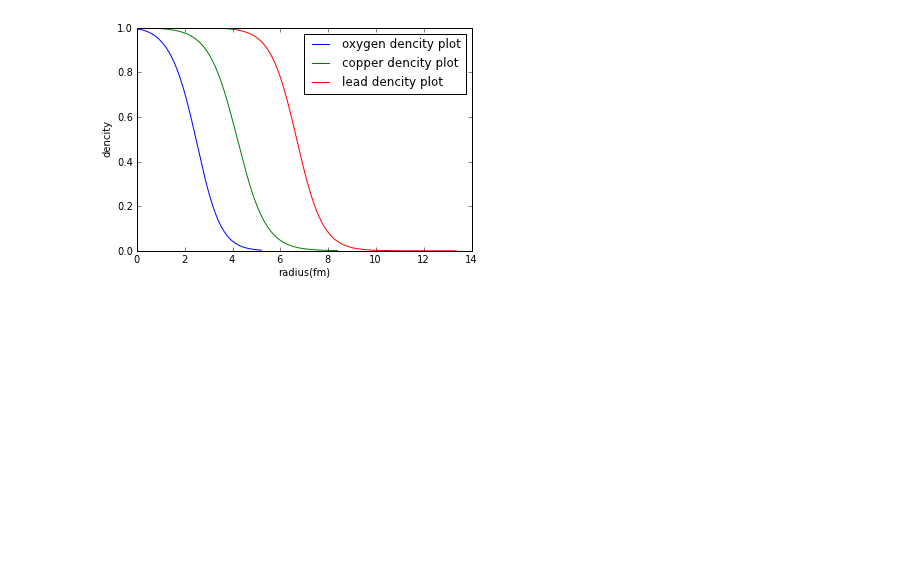
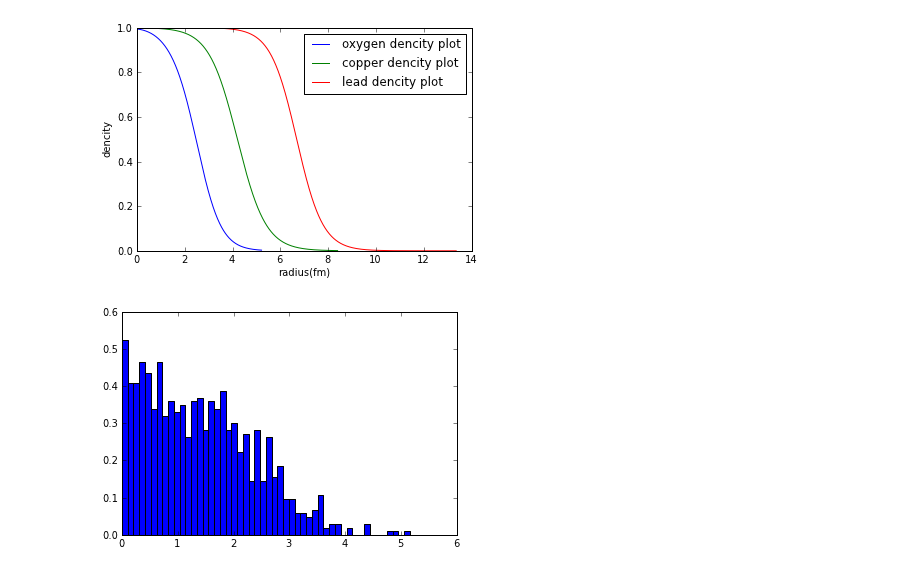
Before and after one commit to mmille60/PHYS202-SP2013, a Jupyter notebook: Project/Woodsaxons.ipynb, the cells around one changed output. Drawn from its saved outputs; the diff is of its cells as text; code cells hidden in the pictures; blank space fills up the shorter version.

```diff
--- a/Project/Woodsaxons.ipynb
+++ b/Project/Woodsaxons.ipynb
@@ -64,3 +111,19 @@ ylabel('dencity')
 show()
 # %% [output]
 [figure]
+# %%
+def random_r(number,atom):
+    N=number
+    z=numpy.random.random_sample(N);
+    F1=cumsum(Woodsaxson(atom))
+    a=sum(Woodsaxson(atom))
+    F1=F1/a
+    T=F1.searchsorted(z)
+    r=Woodsaxson_for_R(atom)
+    new=r[T]
+    return new
+# %%
+hist(random_r(1000,"O"),50,normed=True,label="Sampled Distribution")
+show()
+# %% [output]
+[figure, added]
```
Also changed, not shown: parts of 5 cells of this notebook, 2 other files.
